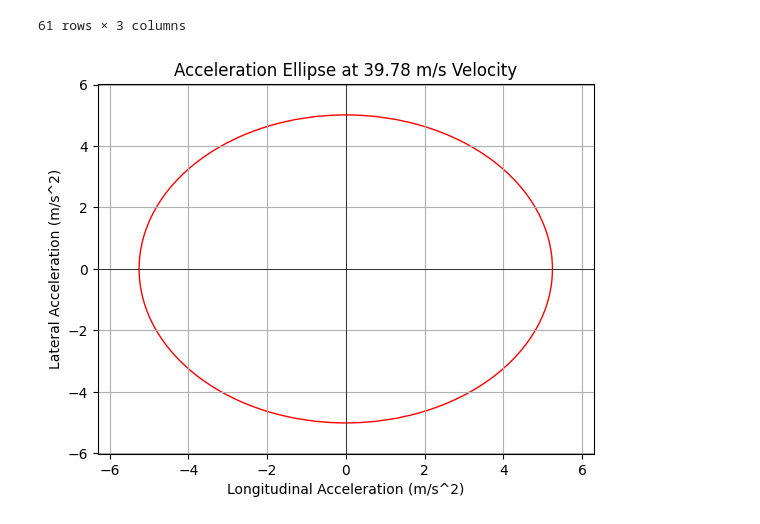
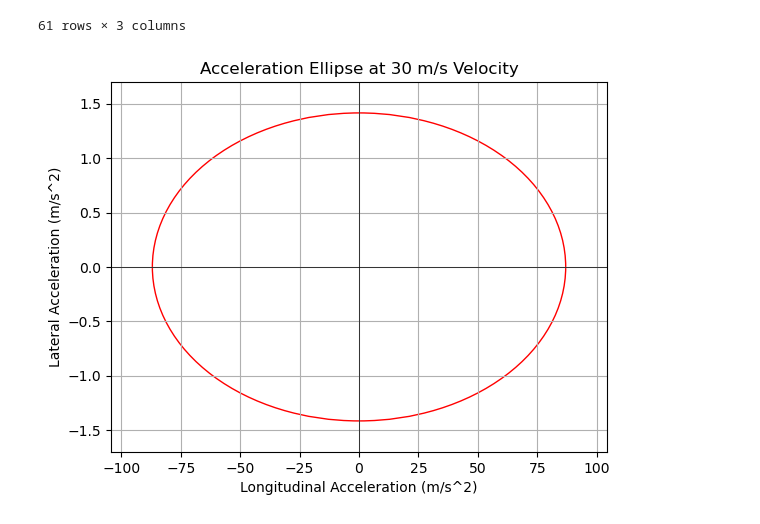
Before and after one commit to Formula-Electric-Berkeley/FEBSim, a Jupyter notebook: GGV.ipynb, the cells around one changed output. Cells and saved outputs as stored; diff of their text form; code cells hidden in the pictures.

```diff
--- a/GGV.ipynb
+++ b/GGV.ipynb
@@ -307,32 +266,32 @@ from matplotlib.patches import Ellipse
 def plot_acceleration_ellipse(df, velocity):
     # Filter the row for the given velocity
     row = df[df['Velocity'] == velocity]
 
     if not row.empty:
         max_acc_lat = row['MaxAccLat'].values[0]
         max_acc_long = row['MaxAccLong'].values[0]
 
         # Plotting the ellipse
         fig, ax = plt.subplots()
         ellipse = Ellipse((0, 0), width=2*max_acc_long, height=2*max_acc_lat, edgecolor='r', facecolor='none')
 
         # Adding the ellipse to the plot
         ax.add_patch(ellipse)
 
         # Setting limits and labels for clarity
         plt.xlim(-max_acc_long*1.2, max_acc_long*1.2)
         plt.ylim(-max_acc_lat*1.2, max_acc_lat*1.2)
         plt.axhline(0, color='black',linewidth=0.5)
         plt.axvline(0, color='black',linewidth=0.5)
         plt.xlabel('Longitudinal Acceleration (m/s^2)')
         plt.ylabel('Lateral Acceleration (m/s^2)')
         plt.title(f'Acceleration Ellipse at {velocity} m/s Velocity')
         plt.grid(True)
         plt.show()
     else:
         print(f"No data found for velocity: {velocity} m/s")
 
 # Example usage: Plot ellipse for a given velocity
-plot_acceleration_ellipse(df_joined, 39.78)  # Change 30 to your specific velocity of interest
+plot_acceleration_ellipse(df_joined, 30)  # Change 30 to your specific velocity of interest
 # %% [output]
-[figure, old version]
+[figure, new version]
```
Also changed, not shown: parts of 9 cells of this notebook, 3 other files.
